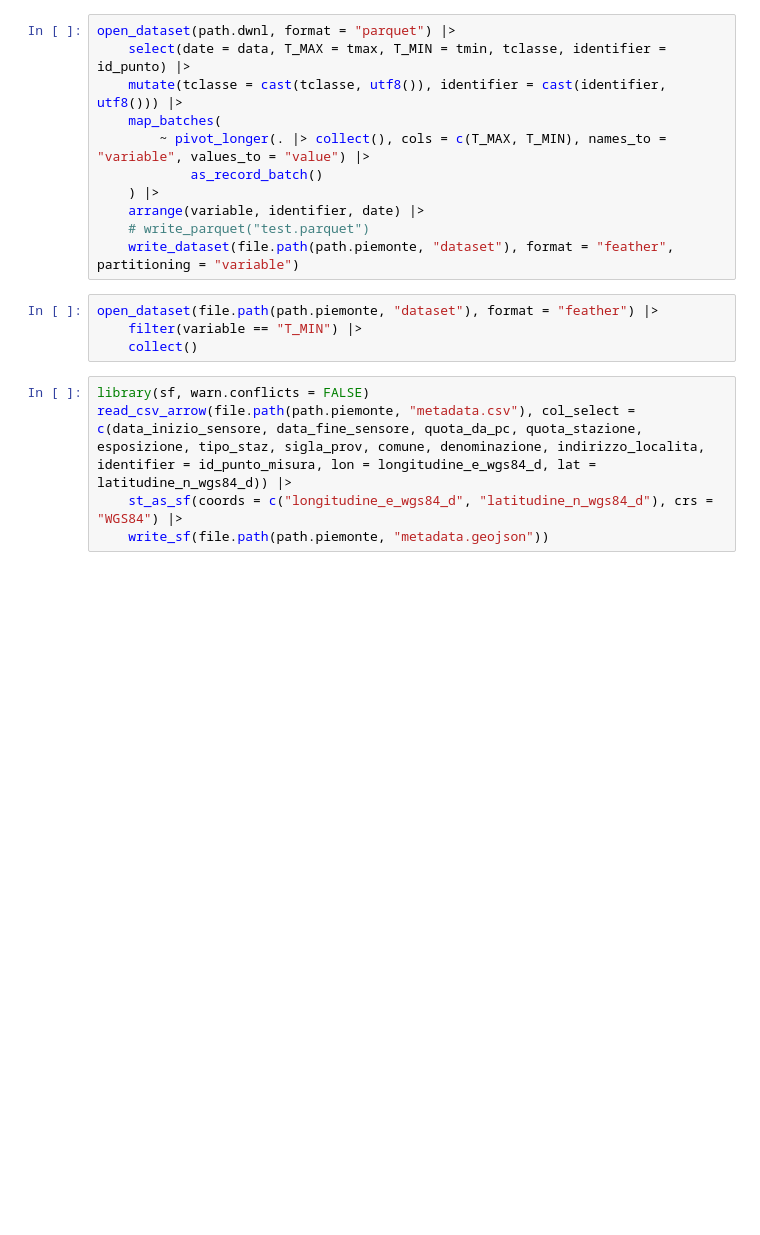
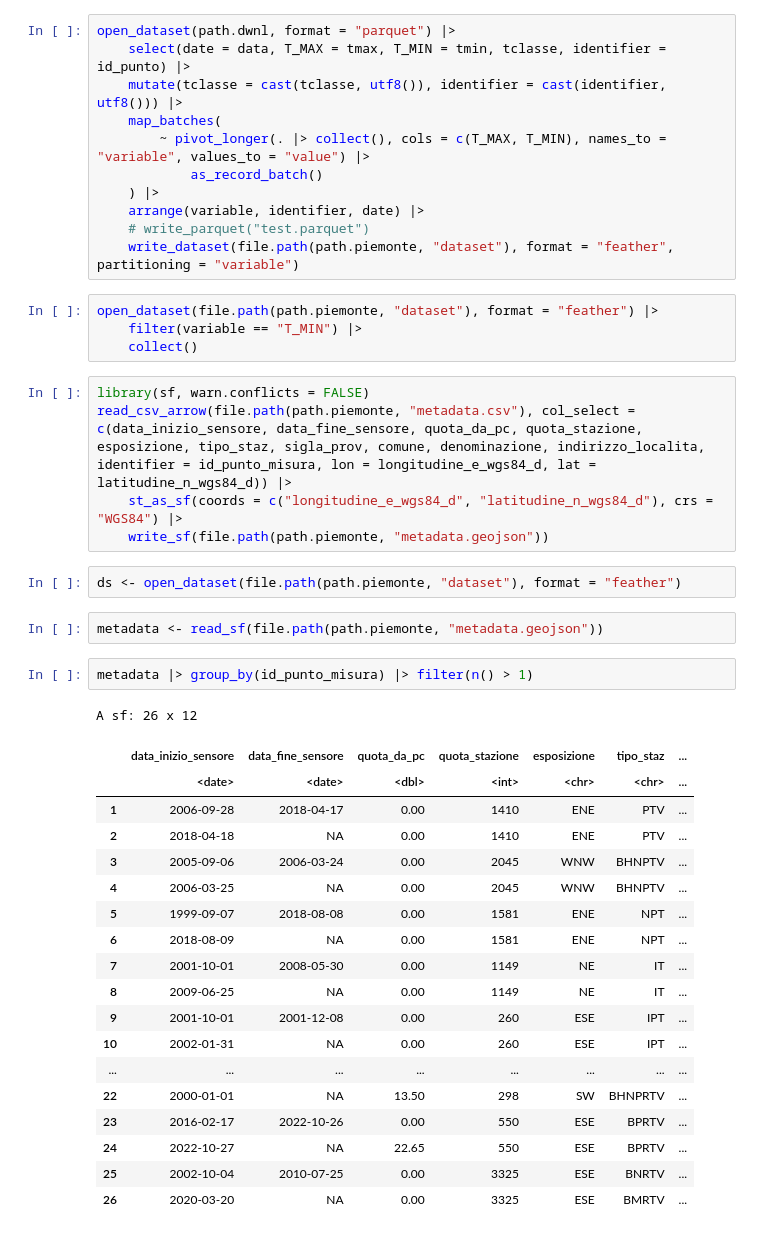
Before and after one commit to dnstudent/TesiMag, a Jupyter notebook: notebooks/integrazioni_regionali/piemonte/piemonte_db.ipynb, the cells around one changed output. Drawn from its saved outputs; the diff is of its cells as text; blank space fills up the shorter version.

```diff
--- a/notebooks/integrazioni_regionali/piemonte/piemonte_db.ipynb
+++ b/notebooks/integrazioni_regionali/piemonte/piemonte_db.ipynb
@@ -32,3 +35,29 @@ library(sf, warn.conflicts = FALSE)
 read_csv_arrow(file.path(path.piemonte, "metadata.csv"), col_select = c(data_inizio_sensore, data_fine_sensore, quota_da_pc, quota_stazione, esposizione, tipo_staz, sigla_prov, comune, denominazione, indirizzo_localita, identifier = id_punto_misura, lon = longitudine_e_wgs84_d, lat = latitudine_n_wgs84_d)) |>
     st_as_sf(coords = c("longitudine_e_wgs84_d", "latitudine_n_wgs84_d"), crs = "WGS84") |>
     write_sf(file.path(path.piemonte, "metadata.geojson"))
+# %%
+ds <- open_dataset(file.path(path.piemonte, "dataset"), format = "feather")
+# %%
+metadata <- read_sf(file.path(path.piemonte, "metadata.geojson"))
+# %%
+metadata |> group_by(id_punto_misura) |> filter(n() > 1)
+# %% [output]
+A sf: 26 x 12
+|  | data_inizio_sensore | data_fine_sensore | quota_da_pc | quota_stazione | esposizione | tipo_staz | ... |
+|  | <date> | <date> | <dbl> | <int> | <chr> | <chr> | ... |
+| 1 | 2006-09-28 | 2018-04-17 | 0.00 | 1410 | ENE | PTV | ... |
+| 2 | 2018-04-18 | NA | 0.00 | 1410 | ENE | PTV | ... |
+| 3 | 2005-09-06 | 2006-03-24 | 0.00 | 2045 | WNW | BHNPTV | ... |
+| 4 | 2006-03-25 | NA | 0.00 | 2045 | WNW | BHNPTV | ... |
+| 5 | 1999-09-07 | 2018-08-08 | 0.00 | 1581 | ENE | NPT | ... |
+| 6 | 2018-08-09 | NA | 0.00 | 1581 | ENE | NPT | ... |
+| 7 | 2001-10-01 | 2008-05-30 | 0.00 | 1149 | NE | IT | ... |
+| 8 | 2009-06-25 | NA | 0.00 | 1149 | NE | IT | ... |
+| 9 | 2001-10-01 | 2001-12-08 | 0.00 | 260 | ESE | IPT | ... |
+| 10 | 2002-01-31 | NA | 0.00 | 260 | ESE | IPT | ... |
+| ... | ... | ... | ... | ... | ... | ... | ... |
+| 22 | 2000-01-01 | NA | 13.50 | 298 | SW | BHNPRTV | ... |
+| 23 | 2016-02-17 | 2022-10-26 | 0.00 | 550 | ESE | BPRTV | ... |
+| 24 | 2022-10-27 | NA | 22.65 | 550 | ESE | BPRTV | ... |
+| 25 | 2002-10-04 | 2010-07-25 | 0.00 | 3325 | ESE | BNRTV | ... |
+| 26 | 2020-03-20 | NA | 0.00 | 3325 | ESE | BMRTV | ... |
```
Also changed, not shown: parts of 3 cells of this notebook, 3 other files.
